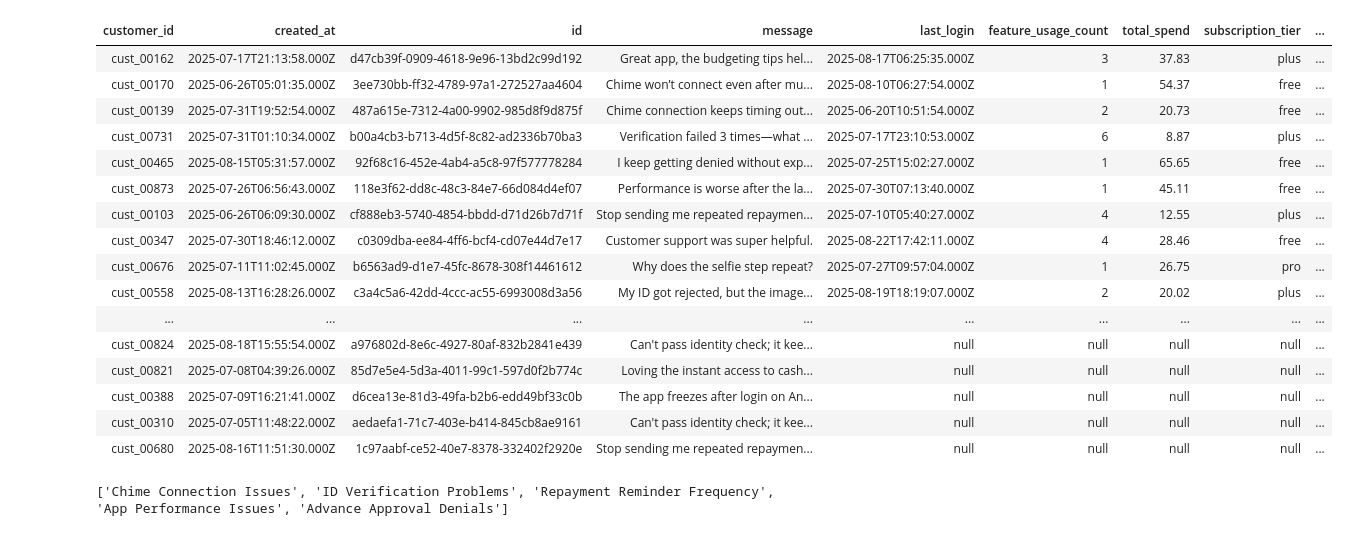
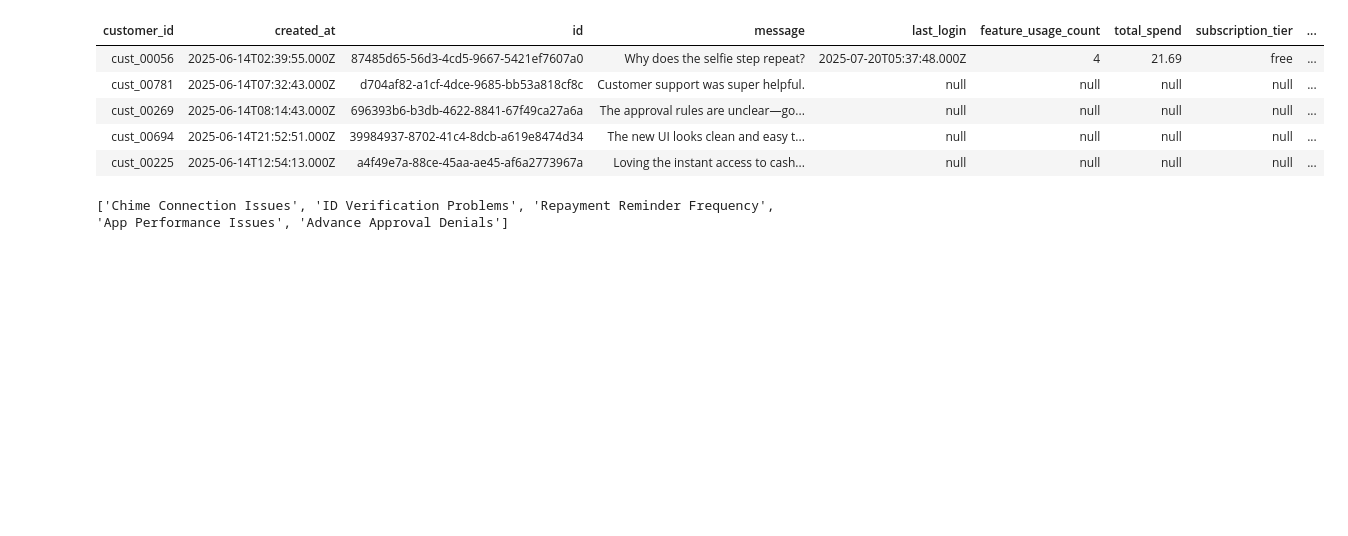
Before and after one commit to Samir1250/AI-Boost-Project, a Jupyter notebook: Data Processing and Classification.ipynb, the cells around one changed output. Saved outputs shown, nothing was run; the diff lists cells and outputs as text; code cells hidden in the pictures; blank space fills up the shorter version.

```diff
--- a/Data Processing and Classification.ipynb
+++ b/Data Processing and Classification.ipynb
@@ -9,27 +1,20 @@ product_usage_df = spark.read.format("csv").option("header", "true").option("inf
+# %%
+# Define the file paths
+feedback_df = spark.table("workspace.default.feedback")
+product_usage_df = spark.table("workspace.default.product_usage")
 # %%
-#Merge the dataframs on customer_id
+# Merge the dataframes on customer_id
 customer_df = feedback_df.join(product_usage_df, on="customer_id", how="left")
 
 # Display the merged DataFrame
-display(customer_df)
+display(customer_df.limit(5))
 # %% [output]
 | customer_id | created_at | id | message | last_login | feature_usage_count | total_spend | subscription_tier | ... |
-| cust_00162 | 2025-07-17T21:13:58.000Z | d47cb39f-0909-4618-9e96-13bd2c99d192 | Great app, the budgeting tips hel... | 2025-08-17T06:25:35.000Z | 3 | 37.83 | plus | ... |
-| cust_00170 | 2025-06-26T05:01:35.000Z | 3ee730bb-ff32-4789-97a1-272527aa4604 | Chime won’t connect even after mu... | 2025-08-10T06:27:54.000Z | 1 | 54.37 | free | ... |
-| cust_00139 | 2025-07-31T19:52:54.000Z | 487a615e-7312-4a00-9902-985d8f9d875f | Chime connection keeps timing out... | 2025-06-20T10:51:54.000Z | 2 | 20.73 | free | ... |
-| cust_00731 | 2025-07-31T01:10:34.000Z | b00a4cb3-b713-4d5f-8c82-ad2336b70ba3 | Verification failed 3 times—what ... | 2025-07-17T23:10:53.000Z | 6 | 8.87 | plus | ... |
-| cust_00465 | 2025-08-15T05:31:57.000Z | 92f68c16-452e-4ab4-a5c8-97f577778284 | I keep getting denied without exp... | 2025-07-25T15:02:27.000Z | 1 | 65.65 | free | ... |
-| cust_00873 | 2025-07-26T06:56:43.000Z | 118e3f62-dd8c-48c3-84e7-66d084d4ef07 | Performance is worse after the la... | 2025-07-30T07:13:40.000Z | 1 | 45.11 | free | ... |
-| cust_00103 | 2025-06-26T06:09:30.000Z | cf888eb3-5740-4854-bbdd-d71d26b7d71f | Stop sending me repeated repaymen... | 2025-07-10T05:40:27.000Z | 4 | 12.55 | plus | ... |
-| cust_00347 | 2025-07-30T18:46:12.000Z | c0309dba-ee84-4ff6-bcf4-cd07e44d7e17 | Customer support was super helpful. | 2025-08-22T17:42:11.000Z | 4 | 28.46 | free | ... |
-| cust_00676 | 2025-07-11T11:02:45.000Z | b6563ad9-d1e7-45fc-8678-308f14461612 | Why does the selfie step repeat? | 2025-07-27T09:57:04.000Z | 1 | 26.75 | pro | ... |
-| cust_00558 | 2025-08-13T16:28:26.000Z | c3a4c5a6-42dd-4ccc-ac55-6993008d3a56 | My ID got rejected, but the image... | 2025-08-19T18:19:07.000Z | 2 | 20.02 | plus | ... |
-| ... | ... | ... | ... | ... | ... | ... | ... | ... |
-| cust_00824 | 2025-08-18T15:55:54.000Z | a976802d-8e6c-4927-80af-832b2841e439 | Can't pass identity check; it kee... | null | null | null | null | ... |
-| cust_00821 | 2025-07-08T04:39:26.000Z | 85d7e5e4-5d3a-4011-99c1-597d0f2b774c | Loving the instant access to cash... | null | null | null | null | ... |
-| cust_00388 | 2025-07-09T16:21:41.000Z | d6cea13e-81d3-49fa-b2b6-edd49bf33c0b | The app freezes after login on An... | null | null | null | null | ... |
-| cust_00310 | 2025-07-05T11:48:22.000Z | aedaefa1-71c7-403e-b414-845cb8ae9161 | Can't pass identity check; it kee... | null | null | null | null | ... |
-| cust_00680 | 2025-08-16T11:51:30.000Z | 1c97aabf-ce52-40e7-8378-332402f2920e | Stop sending me repeated repaymen... | null | null | null | null | ... |
+| cust_00056 | 2025-06-14T02:39:55.000Z | 87485d65-56d3-4cd5-9667-5421ef7607a0 | Why does the selfie step repeat? | 2025-07-20T05:37:48.000Z | 4 | 21.69 | free | ... |
+| cust_00781 | 2025-06-14T07:32:43.000Z | d704af82-a1cf-4dce-9685-bb53a818cf8c | Customer support was super helpful. | null | null | null | null | ... |
+| cust_00269 | 2025-06-14T08:14:43.000Z | 696393b6-b3db-4622-8841-67f49ca27a6a | The approval rules are unclear—go... | null | null | null | null | ... |
+| cust_00694 | 2025-06-14T21:52:51.000Z | 39984937-8702-41c4-8dcb-a619e8474d34 | The new UI looks clean and easy t... | null | null | null | null | ... |
+| cust_00225 | 2025-06-14T12:54:13.000Z | a4f49e7a-88ce-45aa-ae45-af6a2773967a | Loving the instant access to cash... | null | null | null | null | ... |
 # %%
 import os
 from huggingface_hub import InferenceClient
```
Also changed, not shown: parts of 4 cells of this notebook.
